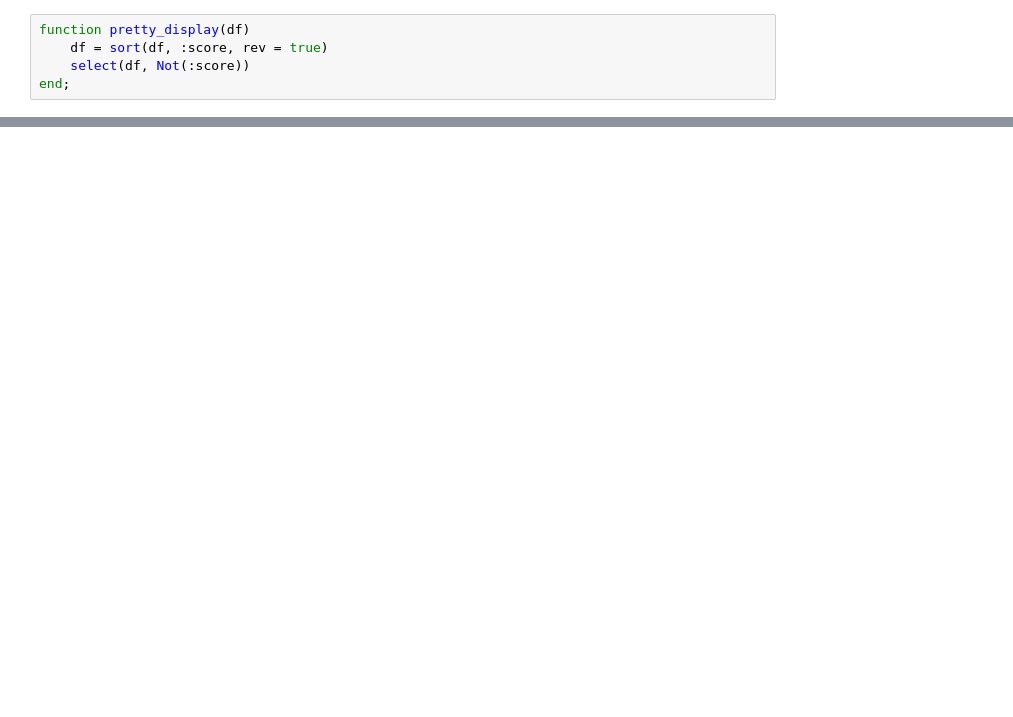
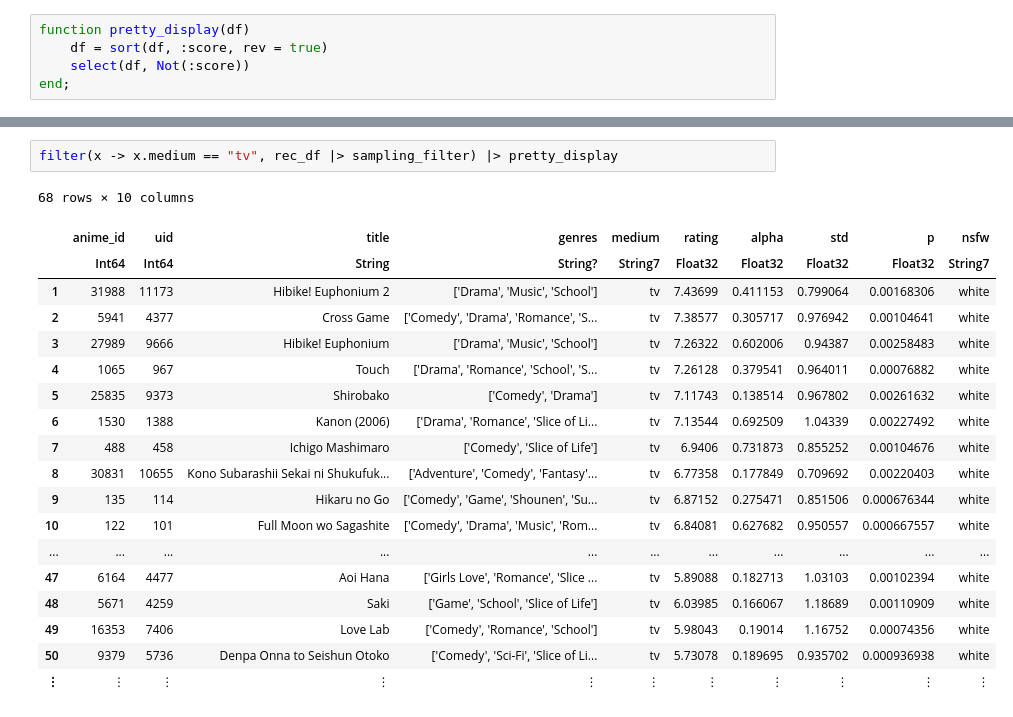
Before and after one commit to Fro116/RecommenderSystem, a Jupyter notebook: notebooks/DisplayRecs/Recommendations.ipynb, the cells around one changed output, grey strips where cells are left out. Cells and saved outputs as stored; diff of their text form; blank space fills up the shorter version.

```diff
--- a/notebooks/DisplayRecs/Recommendations.ipynb
+++ b/notebooks/DisplayRecs/Recommendations.ipynb
@@ -131,3 +122,25 @@ sort!(
+# %%
+filter(x -> x.medium == "tv", rec_df |> sampling_filter) |> pretty_display
+# %% [output]
+68 rows × 10 columns
+|  | anime_id | uid | title | genres | medium | rating | alpha | std | p | nsfw |
+|  | Int64 | Int64 | String | String? | String7 | Float32 | Float32 | Float32 | Float32 | String7 |
+| 1 | 31988 | 11173 | Hibike! Euphonium 2 | ['Drama', 'Music', 'School'] | tv | 7.43699 | 0.411153 | 0.799064 | 0.00168306 | white |
+| 2 | 5941 | 4377 | Cross Game | ['Comedy', 'Drama', 'Romance', 'S... | tv | 7.38577 | 0.305717 | 0.976942 | 0.00104641 | white |
+| 3 | 27989 | 9666 | Hibike! Euphonium | ['Drama', 'Music', 'School'] | tv | 7.26322 | 0.602006 | 0.94387 | 0.00258483 | white |
+| 4 | 1065 | 967 | Touch | ['Drama', 'Romance', 'School', 'S... | tv | 7.26128 | 0.379541 | 0.964011 | 0.00076882 | white |
+| 5 | 25835 | 9373 | Shirobako | ['Comedy', 'Drama'] | tv | 7.11743 | 0.138514 | 0.967802 | 0.00261632 | white |
+| 6 | 1530 | 1388 | Kanon (2006) | ['Drama', 'Romance', 'Slice of Li... | tv | 7.13544 | 0.692509 | 1.04339 | 0.00227492 | white |
+| 7 | 488 | 458 | Ichigo Mashimaro | ['Comedy', 'Slice of Life'] | tv | 6.9406 | 0.731873 | 0.855252 | 0.00104676 | white |
+| 8 | 30831 | 10655 | Kono Subarashii Sekai ni Shukufuk... | ['Adventure', 'Comedy', 'Fantasy'... | tv | 6.77358 | 0.177849 | 0.709692 | 0.00220403 | white |
+| 9 | 135 | 114 | Hikaru no Go | ['Comedy', 'Game', 'Shounen', 'Su... | tv | 6.87152 | 0.275471 | 0.851506 | 0.000676344 | white |
+| 10 | 122 | 101 | Full Moon wo Sagashite | ['Comedy', 'Drama', 'Music', 'Rom... | tv | 6.84081 | 0.627682 | 0.950557 | 0.000667557 | white |
+| ... | ... | ... | ... | ... | ... | ... | ... | ... | ... | ... |
+| 47 | 6164 | 4477 | Aoi Hana | ['Girls Love', 'Romance', 'Slice ... | tv | 5.89088 | 0.182713 | 1.03103 | 0.00102394 | white |
+| 48 | 5671 | 4259 | Saki | ['Game', 'School', 'Slice of Life'] | tv | 6.03985 | 0.166067 | 1.18689 | 0.00110909 | white |
+| 49 | 16353 | 7406 | Love Lab | ['Comedy', 'Romance', 'School'] | tv | 5.98043 | 0.19014 | 1.16752 | 0.00074356 | white |
+| 50 | 9379 | 5736 | Denpa Onna to Seishun Otoko | ['Comedy', 'Sci-Fi', 'Slice of Li... | tv | 5.73078 | 0.189695 | 0.935702 | 0.000936938 | white |
+| ⋮ | ⋮ | ⋮ | ⋮ | ⋮ | ⋮ | ⋮ | ⋮ | ⋮ | ⋮ | ⋮ |
 # %%
 filter(x -> x.medium == "tv", rec_df |> sampling_filter) |> pretty_display
 # %% [output]
```
Also changed, not shown: parts of 16 cells of this notebook, 24 other files.
